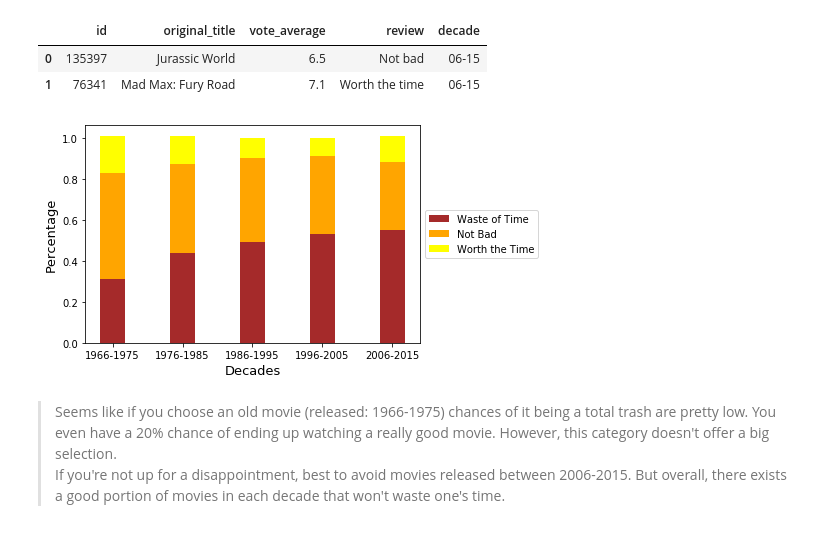
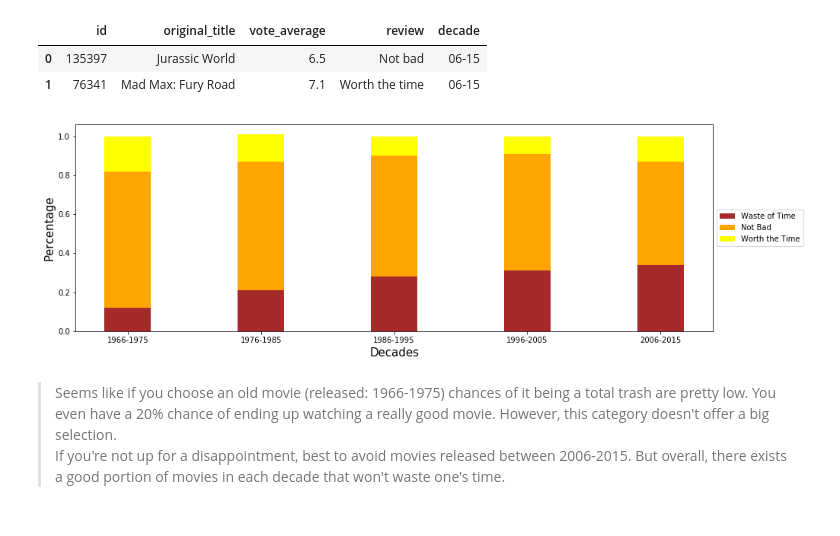
Before and after one commit to aZade-Dehghanpour/investigate_imdb_dataset, a Jupyter notebook: Codes/Notebook/Analysis of Imdb Movie Data.ipynb, the cells around one changed output. Saved outputs shown, nothing was run; the diff lists cells and outputs as text; code cells hidden in the pictures.

```diff
--- a/Codes/Notebook/Analysis of Imdb Movie Data.ipynb
+++ b/Codes/Notebook/Analysis of Imdb Movie Data.ipynb
@@ -512,7 +512,7 @@ Name: vote_average, dtype: float64
 # %%
 df_vote_average = df_movies[['id', 'vote_average']].copy()
 df_review_temp = df_vote_average.copy()
-vote_ranges = [1, 6, 7, 9.2]
+vote_ranges = [1,5.5, 7, 9.2]
 review_labels = ['Waste of time', 'Not bad', 'Worth the time']
 df_review_temp['review'] = pd.cut(df_review_temp['vote_average'], bins = vote_ranges, labels = review_labels)
 df_movie_name = df_movies[['id','original_title']].copy()
@@ -563,26 +567,27 @@ df_review_per_decade.head(2)
 | 0 | 135397 | Jurassic World | 6.5 | Not bad | 06-15 |
 | 1 | 76341 | Mad Max: Fury Road | 7.1 | Worth the time | 06-15 |
 # %%
+fig4,ax4 = plt.subplots(figsize = (15,5))
 movie_count_per_decade_per_review = df_review_per_decade.groupby(['decade','review']).id.count()
 movie_count_per_decade_per_review = movie_count_per_decade_per_review.astype(float)
 decade_list = list(movie_count_per_decade_per_review.index.get_level_values('decade').unique().copy())
 for decade in decade_list:
     movie_count_per_decade_per_review[decade] = (movie_count_per_decade_per_review[decade]/movie_count_per_decade_per_review[decade].sum()).round(2)
 bar_waste_of_time = movie_count_per_decade_per_review[:,'Waste of time']
 bar_not_bad = movie_count_per_decade_per_review[:,'Not bad']
 bar_worth_the_time = movie_count_per_decade_per_review[:,'Worth the time']
 x_locations = np.arange(len(decade_list))
 bar_width = 0.35
 labels_list = ['1966-1975','1976-1985','1986-1995','1996-2005','2006-2015']
-plt.bar(x_locations, bar_waste_of_time, width = bar_width, color = 'brown', label =  'Waste of Time')
-plt.bar(x_locations, bar_not_bad, width = bar_width, color = 'orange', label =  'Not Bad', bottom = bar_waste_of_time)
-plt.bar(x_locations, bar_worth_the_time, width = bar_width, color = 'yellow', label =  'Worth the Time', bottom = bar_not_bad + bar_waste_of_time)
+ax4.bar(x_locations, bar_waste_of_time, width = bar_width, color = 'brown', label =  'Waste of Time')
+ax4.bar(x_locations, bar_not_bad, width = bar_width, color = 'orange', label =  'Not Bad', bottom = bar_waste_of_time)
+ax4.bar(x_locations, bar_worth_the_time, width = bar_width, color = 'yellow', label =  'Worth the Time', bottom = bar_not_bad + bar_waste_of_time)
 plt.xticks(x_locations,labels_list)
-plt.xlabel('Decades',size = 13)
-plt.ylabel('Percentage',size = 13)
+plt.xlabel('Decades',size = 15)
+plt.ylabel('Percentage',size = 15)
 plt.legend(loc='center left', bbox_to_anchor=(1, 0.5));
 # %% [output]
-[figure, old version]
+[figure, new version]
 # %% [markdown]
 >Seems like if you choose an old movie (released: 1966-1975) chances of it being a total trash are pretty low. You even have a 20% chance of ending up watching a really good movie. However, this category doesn't offer a big selection. <br>
 If you're not up for a disappointment, best to avoid movies released between 2006-2015. But overall, there exists a good portion of movies in each decade that won't waste one's time.
```
Also changed, not shown: parts of 19 cells of this notebook.
